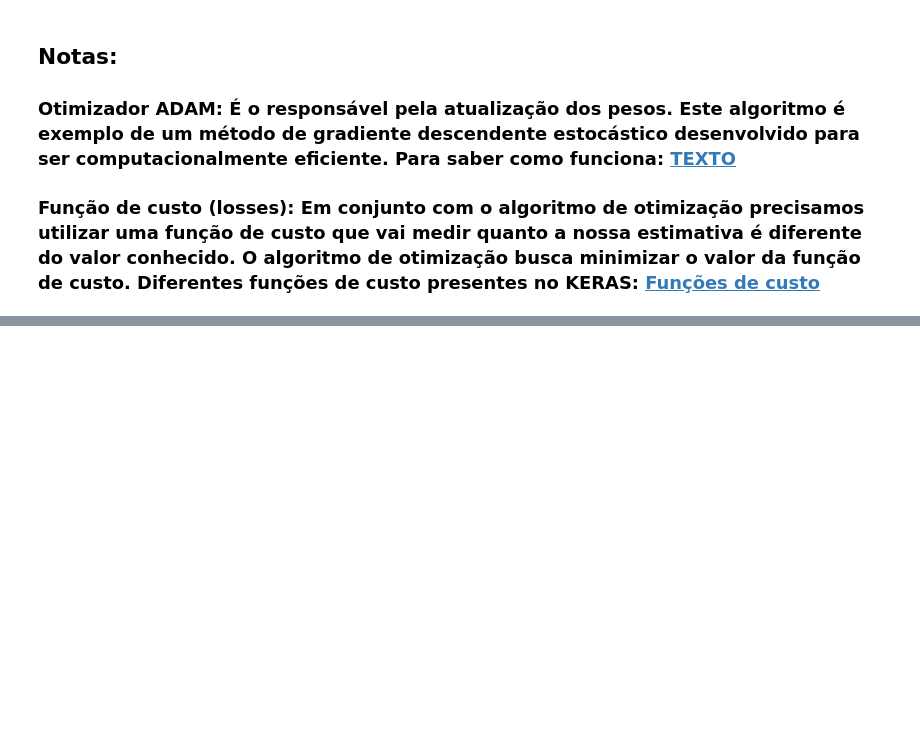
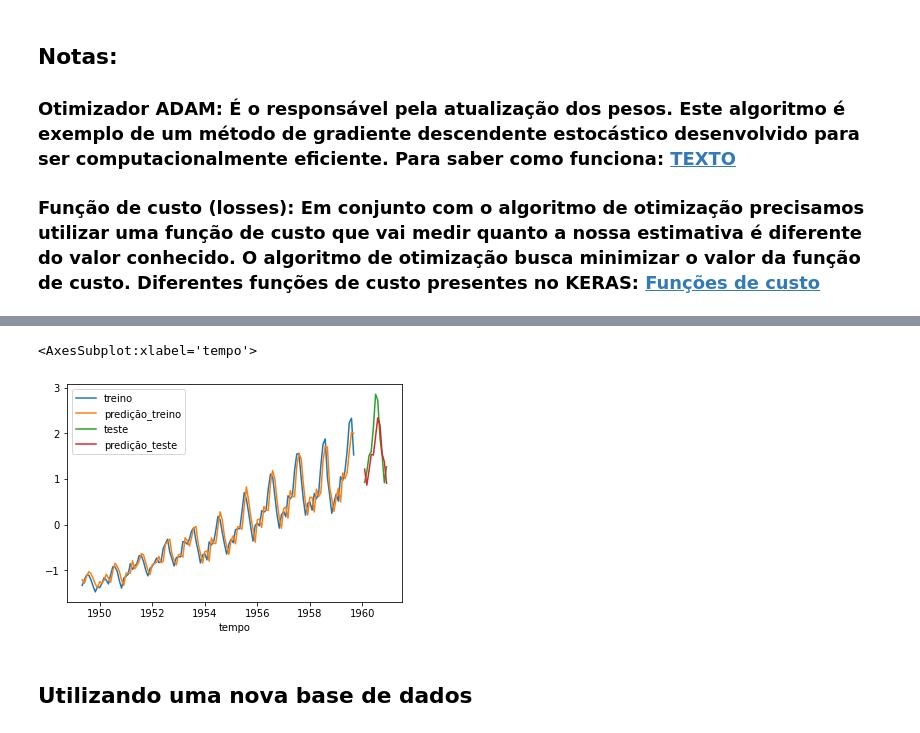
Before and after one commit to silsantos/Deep_Learning, a Jupyter notebook: Keras/1.ipynb, the cells around one changed output, grey strips where cells are left out. Saved outputs shown, nothing was run; the diff lists cells and outputs as text; code cells hidden in the pictures; blank space fills up the shorter version.

```diff
--- a/Keras/1.ipynb
+++ b/Keras/1.ipynb
@@ -414,0 +683,19 @@ sns.lineplot(x = x_teste, y = y_predict_teste[:,0], label = 'previsão')
+# %%
+# Plotando com os dados de teste:
+
+# Dados de treino
+sns.lineplot(x = 'tempo', y = y_treino_novo, data = passageiros[4:129], label = 'treino')
+
+# Predição dos dados de treino
+sns.lineplot(x = 'tempo', y = resultado_treino.values, data = passageiros[4:129], label = 'predição_treino')
+
+# Dados de teste
+sns.lineplot(x = 'tempo', y = y_teste_novo, data = passageiros[133:144], label = 'teste')
+
+# Predição dos dados de teste
+sns.lineplot(x = 'tempo', y = resultado_teste.values, data = passageiros[133:144], label = 'predição_teste')
+# %% [output]
+<AxesSubplot:xlabel='tempo'>
+[figure, added]
+# %% [markdown]
+## Utilizando uma nova base de dados
```
Also changed, not shown: parts of 77 cells of this notebook.
